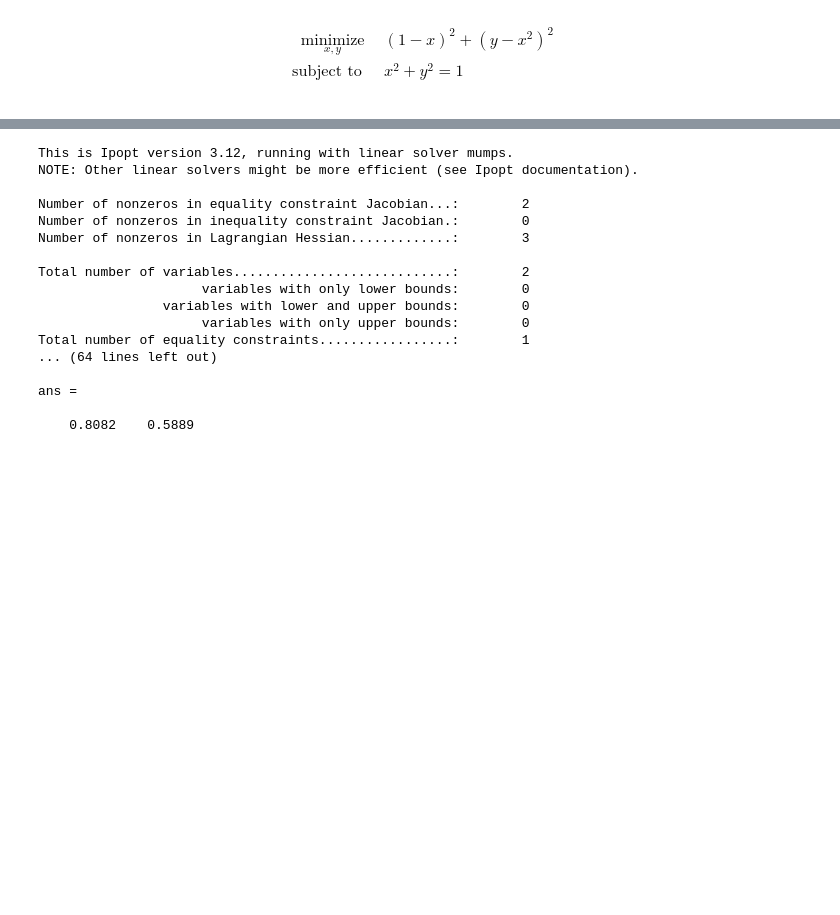
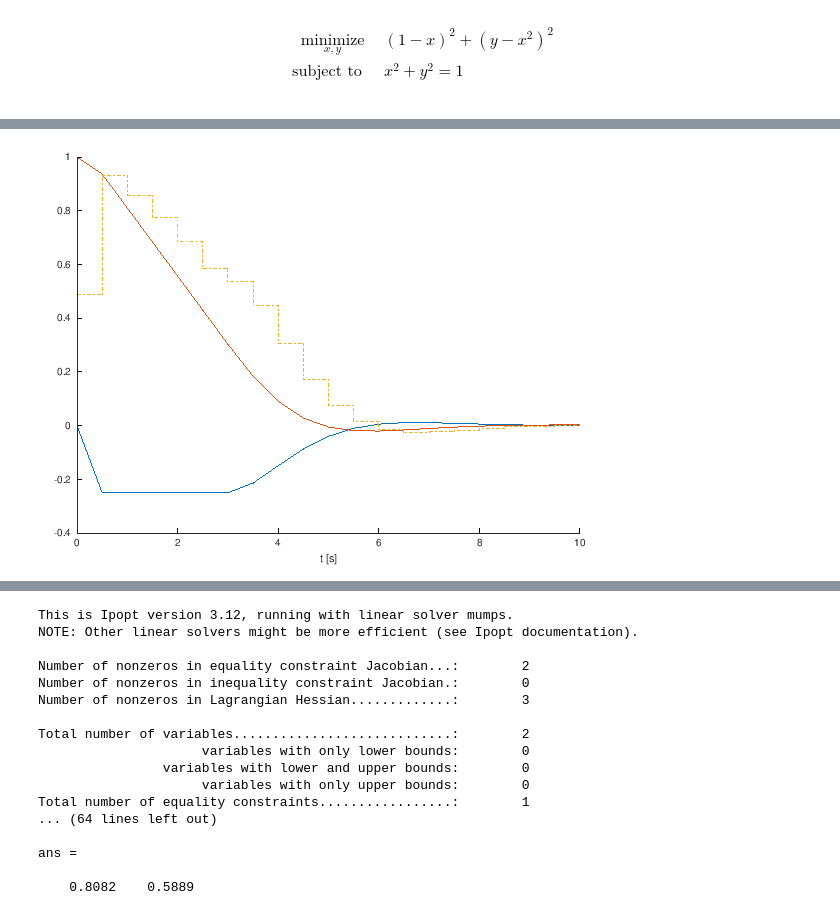
Before and after one commit to jgillis/blux_presentation, a Jupyter notebook: index.ipynb, the cells around one changed output, grey strips where cells are left out. Drawn from its saved outputs; the diff is of its cells as text; code cells hidden in the pictures; blank space fills up the shorter version.

```diff
--- a/index.ipynb
+++ b/index.ipynb
@@ -41,0 +142,23 @@ addpath('/home/jgillis/programs/casadi/matlab_install/casadi')
+# %%
+% Solve an optimal control problem
+
+opti = casadi.Opti();
+
+x = opti.variable(2,N+1);
+u = opti.variable(1,N);
+
+opti.minimize(sumsqr(x)+sumsqr(u));
+
+for k=1:N
+  opti.subject_to(x(:,k+1)==F(x(:,k),u(:,k)));
+end
+opti.subject_to(-1<=u<=1);
+opti.subject_to(x(1,:)>=-0.25);
+
+p = opti.parameter(2);
+opti.subject_to(x(:,1)==p);
+
+opti.solver('sqpmethod',struct('qpsol','qrqp'));
+
+opti.set_value(p,[0;1]);
+sol = opti.solve();
@@ -41,0 +183,8 @@ addpath('/home/jgillis/programs/casadi/matlab_install/casadi')
+# %%
+figure
+hold on
+plot(tgrid,sol.value(x));
+stairs(tgrid, [sol.value(u) nan], '-.')
+xlabel('t [s]');
+# %% [output]
+[figure, added]
```
Also changed, not shown: parts of 16 cells of this notebook.
